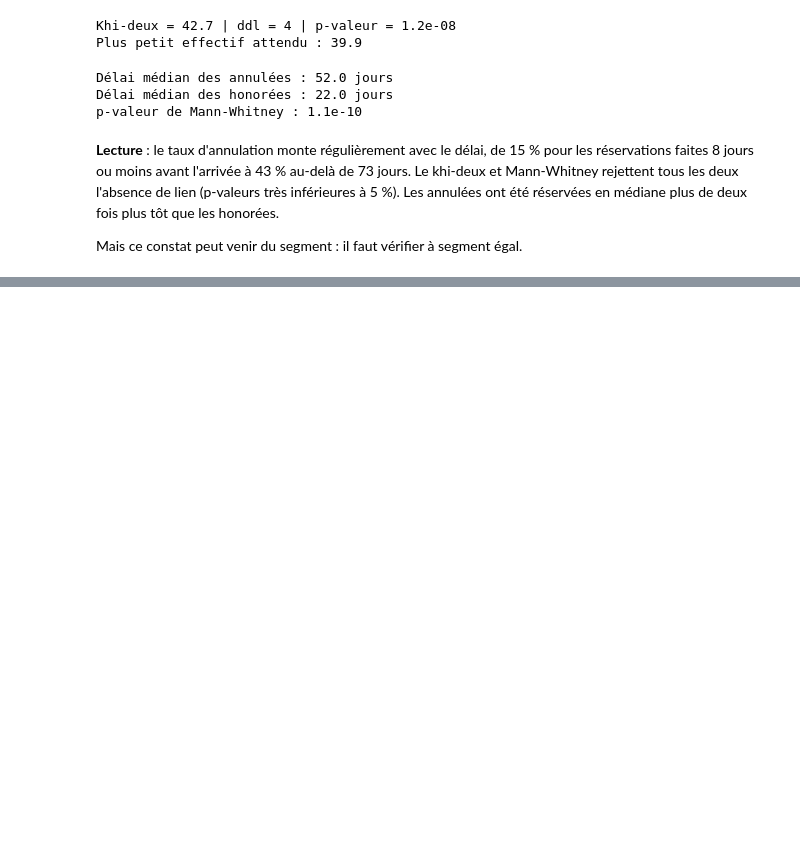
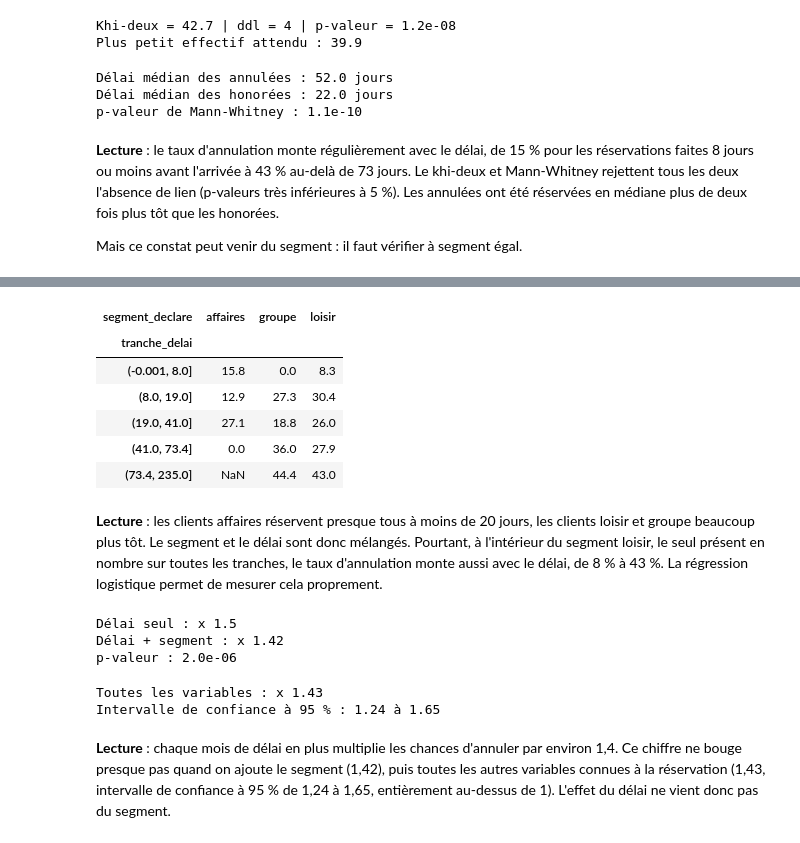
Before and after one commit to Wens10/PROJET-DATAMINING, a Jupyter notebook: notebooks/Q2.ipynb, the cells around one changed output, grey strips where cells are left out. Saved outputs shown, nothing was run; the diff lists cells and outputs as text; code cells hidden in the pictures; blank space fills up the shorter version.

```diff
--- a/notebooks/Q2.ipynb
+++ b/notebooks/Q2.ipynb
@@ -76,0 +95,38 @@ Mais ce constat peut venir du segment : il faut vérifier à segment égal.
+# %%
+taux_segment = pd.crosstab(df["tranche_delai"], df["segment_declare"],
+                           values=df["a_annule"], aggfunc="mean") * 100
+taux_segment.round(1)
+# %% [output]
+| segment_declare | affaires | groupe | loisir |
+| tranche_delai |  |  |  |
+| (-0.001, 8.0] | 15.8 | 0.0 | 8.3 |
+| (8.0, 19.0] | 12.9 | 27.3 | 30.4 |
+| (19.0, 41.0] | 27.1 | 18.8 | 26.0 |
+| (41.0, 73.4] | 0.0 | 36.0 | 27.9 |
+| (73.4, 235.0] | NaN | 44.4 | 43.0 |
+# %% [markdown]
+**Lecture** : les clients affaires réservent presque tous à moins de 20 jours, les clients loisir et groupe beaucoup plus tôt. Le segment et le délai sont donc mélangés. Pourtant, à l'intérieur du segment loisir, le seul présent en nombre sur toutes les tranches, le taux d'annulation monte aussi avec le délai, de 8 % à 43 %. La régression logistique permet de mesurer cela proprement.
+# %%
+import numpy as np
+import statsmodels.formula.api as smf
+df["delai_30j"] = df["delai_reservation_j"] / 30
+modele_1 = smf.logit("a_annule ~ delai_30j", data=df).fit(disp=0)
+modele_2 = smf.logit("a_annule ~ delai_30j + C(segment_declare)", data=df).fit(disp=0)
+print("Délai seul : x", round(np.exp(modele_1.params["delai_30j"]), 2))
+print("Délai + segment : x", round(np.exp(modele_2.params["delai_30j"]), 2))
+print("p-valeur :", f"{modele_2.pvalues['delai_30j']:.1e}")
+# %% [output]
+Délai seul : x 1.5
+Délai + segment : x 1.42
+p-valeur : 2.0e-06
+# %%
+modele_3 = smf.logit("a_annule ~ delai_30j + C(segment_declare) + C(canal) + C(categorie)"
+                     " + C(saison) + weekend + nb_nuits + nb_personnes", data=df).fit(disp=0)
+ic = np.exp(modele_3.conf_int().loc["delai_30j"])
+print("Toutes les variables : x", round(np.exp(modele_3.params["delai_30j"]), 2))
+print("Intervalle de confiance à 95 % :", round(ic[0], 2), "à", round(ic[1], 2))
+# %% [output]
+Toutes les variables : x 1.43
+Intervalle de confiance à 95 % : 1.24 à 1.65
+# %% [markdown]
+**Lecture** : chaque mois de délai en plus multiplie les chances d'annuler par environ 1,4. Ce chiffre ne bouge presque pas quand on ajoute le segment (1,42), puis toutes les autres variables connues à la réservation (1,43, intervalle de confiance à 95 % de 1,24 à 1,65, entièrement au-dessus de 1). L'effet du délai ne vient donc pas du segment.
```
Also changed, not shown: parts of 2 cells of this notebook.
